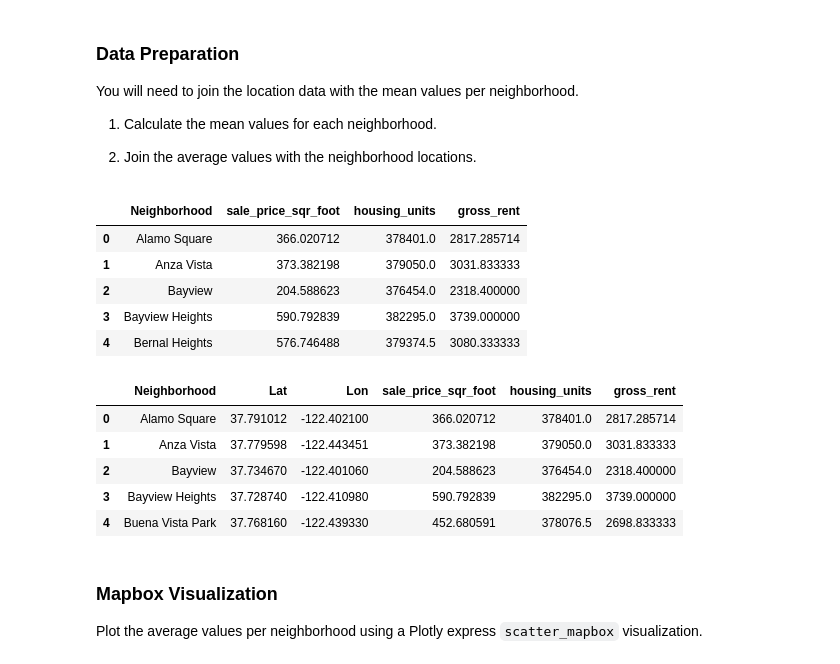
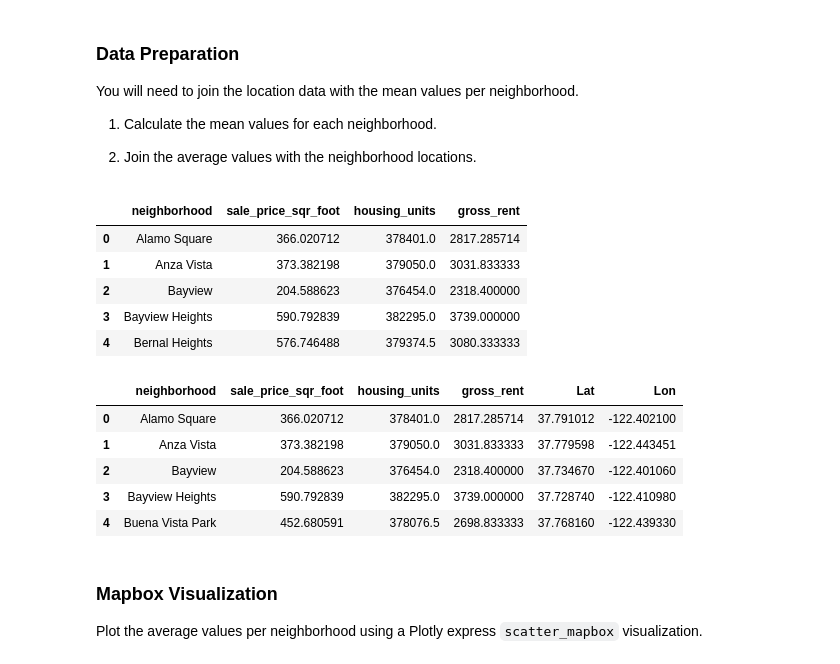
Before and after one commit to pysouzhny/python-homework, a Jupyter notebook: PyViz/rental_analysis.ipynb, the cells around one changed output. Saved outputs shown, nothing was run; the diff lists cells and outputs as text; code cells hidden in the pictures.

```diff
--- a/PyViz/rental_analysis.ipynb
+++ b/PyViz/rental_analysis.ipynb
@@ -243,4 +258,8 @@ In this section, you will read in neighborhoods location data and build an inter
 # %%
 # Load neighborhoods coordinates data
 # YOUR CODE HERE!
+file_path = Path("Data/neighborhoods_coordinates.csv")
+sfo_coordinates = pd.read_csv(file_path)
+sfo_coordinates.rename(columns={'Neighborhood':'neighborhood'},inplace=True)
+sfo_coordinates.head()
 # %% [output]
@@ -261,8 +280,10 @@ You will need to join the location data with the mean values per neighborhood.
 # %%
 # Calculate the mean values for each neighborhood
 # YOUR CODE HERE!
+mean_values_per_neighborhood=mean_neighbor_year[['neighborhood','sale_price_sqr_foot','housing_units','gross_rent']].groupby('neighborhood').mean().reset_index()
+mean_values_per_neighborhood.head()
 # %% [output]
-|  | Neighborhood | sale_price_sqr_foot | housing_units | gross_rent |
+|  | neighborhood | sale_price_sqr_foot | housing_units | gross_rent |
 | 0 | Alamo Square | 366.020712 | 378401.0 | 2817.285714 |
 | 1 | Anza Vista | 373.382198 | 379050.0 | 3031.833333 |
 | 2 | Bayview | 204.588623 | 376454.0 | 2318.400000 |
@@ -271,10 +292,12 @@ You will need to join the location data with the mean values per neighborhood.
 # %%
 # Join the average values with the neighborhood locations
 # YOUR CODE HERE!
+neighborhoods_with_loc=mean_values_per_neighborhood.merge(sfo_coordinates,how='inner',on='neighborhood')
+neighborhoods_with_loc.head()
 # %% [output]
-|  | Neighborhood | Lat | Lon | sale_price_sqr_foot | housing_units | gross_rent |
-| 0 | Alamo Square | 37.791012 | -122.402100 | 366.020712 | 378401.0 | 2817.285714 |
-| 1 | Anza Vista | 37.779598 | -122.443451 | 373.382198 | 379050.0 | 3031.833333 |
-| 2 | Bayview | 37.734670 | -122.401060 | 204.588623 | 376454.0 | 2318.400000 |
-| 3 | Bayview Heights | 37.728740 | -122.410980 | 590.792839 | 382295.0 | 3739.000000 |
-| 4 | Buena Vista Park | 37.768160 | -122.439330 | 452.680591 | 378076.5 | 2698.833333 |
+|  | neighborhood | sale_price_sqr_foot | housing_units | gross_rent | Lat | Lon |
+| 0 | Alamo Square | 366.020712 | 378401.0 | 2817.285714 | 37.791012 | -122.402100 |
+| 1 | Anza Vista | 373.382198 | 379050.0 | 3031.833333 | 37.779598 | -122.443451 |
+| 2 | Bayview | 204.588623 | 376454.0 | 2318.400000 | 37.734670 | -122.401060 |
+| 3 | Bayview Heights | 590.792839 | 382295.0 | 3739.000000 | 37.728740 | -122.410980 |
+| 4 | Buena Vista Park | 452.680591 | 378076.5 | 2698.833333 | 37.768160 | -122.439330 |
```
Also changed, not shown: parts of 15 cells of this notebook, 1 other file.
